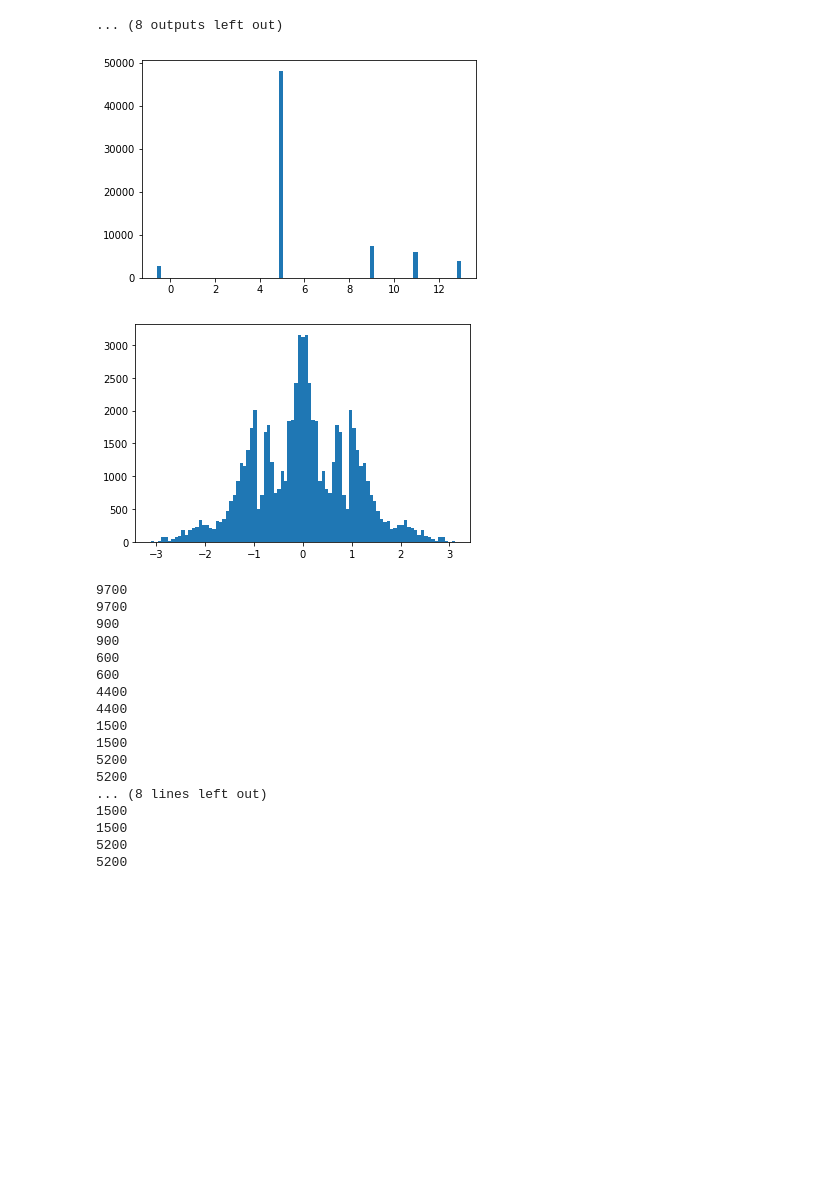
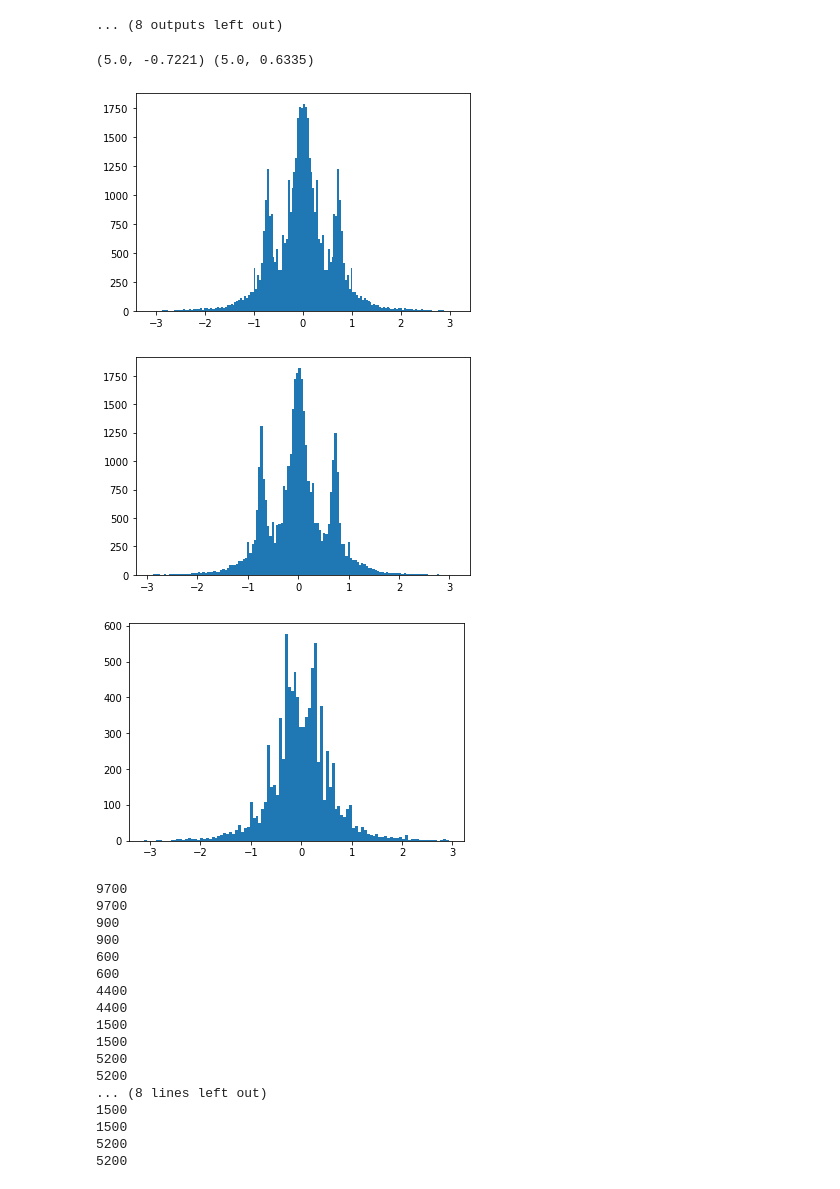
Before and after one commit to sergiopaniego/Behavior-Studio-experiments, a Jupyter notebook: dataset_analysis.ipynb, the cells around one changed output. Saved outputs shown, nothing was run; the diff lists cells and outputs as text; code cells hidden in the pictures; blank space fills up the shorter version.

```diff
--- a/dataset_analysis.ipynb
+++ b/dataset_analysis.ipynb
@@ -458,20 +458,55 @@ PREGUNTAS:
 [1.         0.50346843]
 [figure]
 ... (8 outputs left out)
-# %%
-ann_x = []
-ann_y = []
-for ann in array_annotations:
-  ann_x.append(ann[0])
-  ann_y.append(ann[1])
-
-n, bins, patches = plt.hist(x=ann_x, bins='auto')
-plt.show()
-n, bins, patches = plt.hist(x=ann_y, bins='auto')
-plt.show()
-# %% [output]
-[figure, removed]
-[figure, removed]
+# %%
+import matplotlib.pyplot as plt
+
+
+# images_train, images_validation, annotations_train, annotations_validation = train_test_split(array_imgs, array_annotations, test_size=0.20, random_state=42, shuffle=False)
+images_train, images_validation, annotations_train, annotations_validation = train_test_split(array_imgs, array_annotations, test_size=0.20, random_state=42, shuffle=False)
+
+# (5.0, -0.7221) (5.0, 0.6335)
+print(annotations_train[100], annotations_validation[100])
+
+ann_x = []
+ann_y = []
+for ann in array_annotations:
+  ann_x.append(ann[0])
+  ann_y.append(ann[1])
+
+#n, bins, patches = plt.hist(x=ann_x, bins='auto')
+#plt.show()
+n, bins, patches = plt.hist(x=ann_y, bins='auto')
+plt.show()
+
+
+train_ann_x = []
+train_ann_y = []
+for ann in annotations_train:
+  train_ann_x.append(ann[0])
+  train_ann_y.append(ann[1])
+
+#n, bins, patches = plt.hist(x=train_ann_x, bins='auto')
+#plt.show()
+n, bins, patches = plt.hist(x=train_ann_y, bins='auto')
+plt.show()
+
+
+val_ann_x = []
+val_ann_y = []
+for ann in annotations_validation:
+  val_ann_x.append(ann[0])
+  val_ann_y.append(ann[1])
+
+#n, bins, patches = plt.hist(x=val_ann_x, bins='auto')
+#plt.show()
+n, bins, patches = plt.hist(x=val_ann_y, bins='auto')
+plt.show()
+# %% [output]
+(5.0, -0.7221) (5.0, 0.6335)
+[figure, added]
+[figure, added]
+[figure, added]
 # %%
 '''
 Possible context changes:
```
Also changed, not shown: parts of 2 cells of this notebook.
